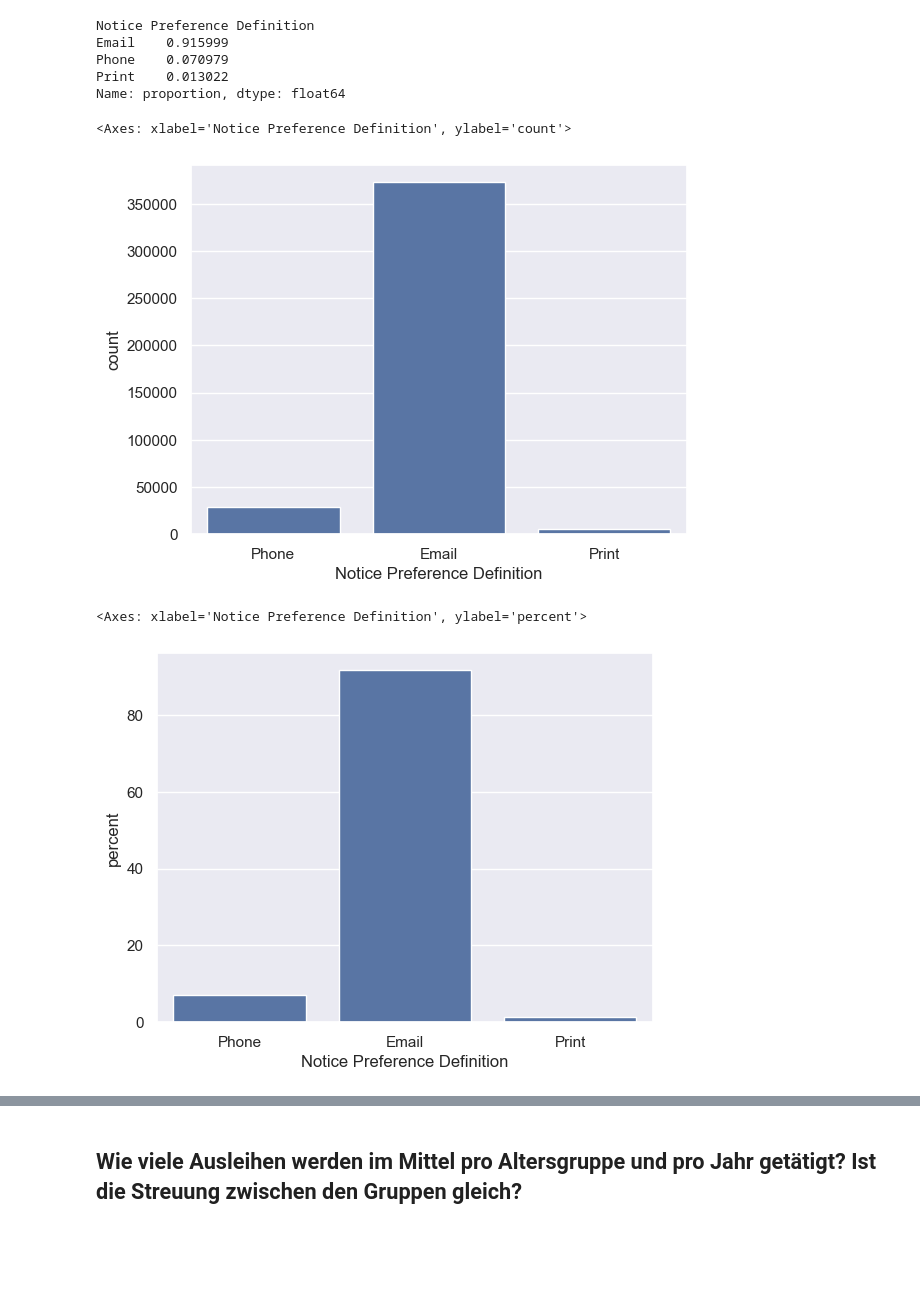
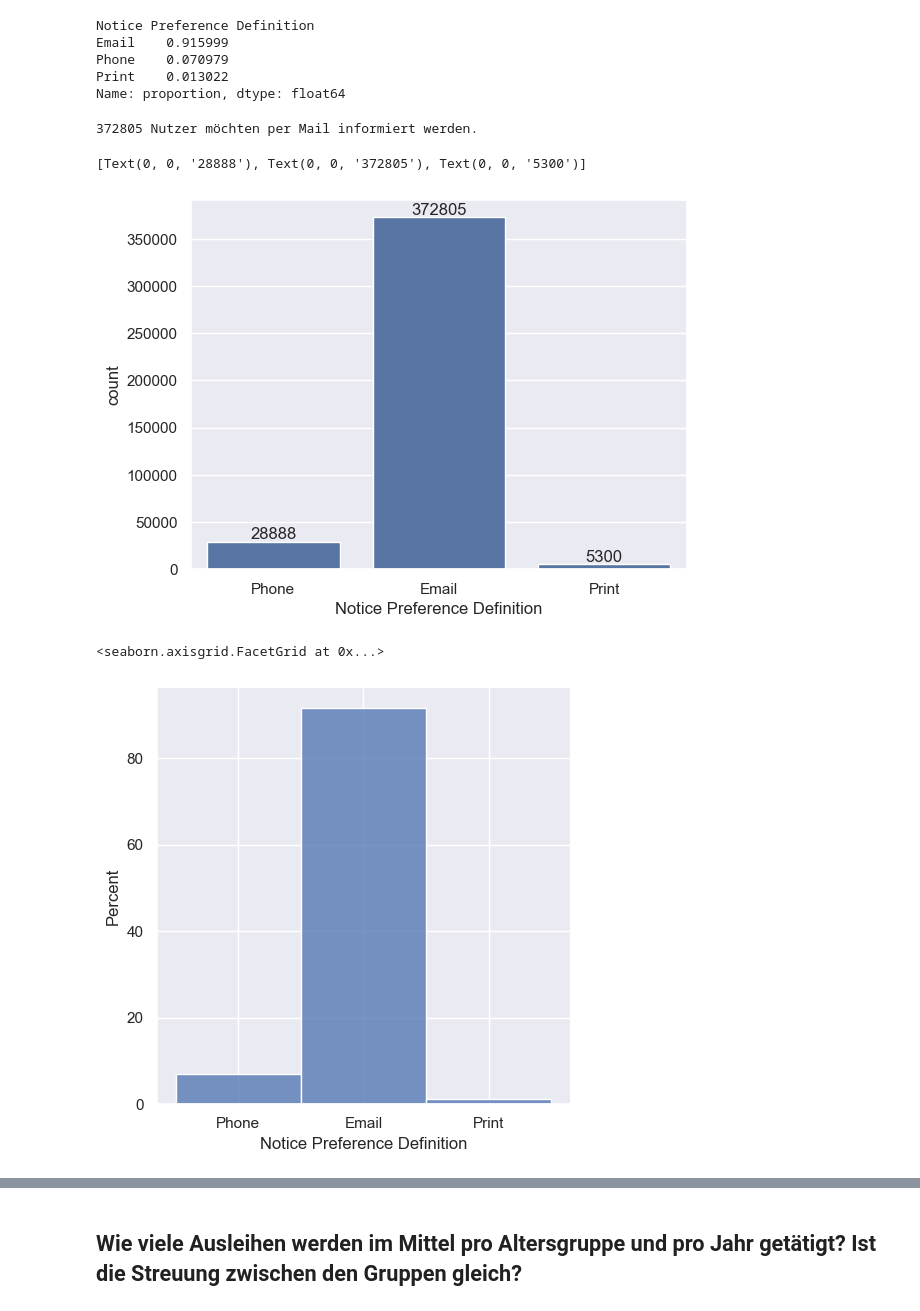
Before and after one commit to ottjannik/2024-2025-Data_Librarian_Jannik_Ott, a Jupyter notebook: Modul_3/notebooks/Projektaufgabe.ipynb, the cells around one changed output, grey strips where cells are left out. Cells and saved outputs as stored; diff of their text form; code cells hidden in the pictures; blank space fills up the shorter version.

```diff
--- a/Modul_3/notebooks/Projektaufgabe.ipynb
+++ b/Modul_3/notebooks/Projektaufgabe.ipynb
@@ -141,14 +208,21 @@ Email    0.915999
 Phone    0.070979
 Print    0.013022
 Name: proportion, dtype: float64
+# %%
+count_notice_pref = df['Notice Preference Definition'].value_counts()
+mail_notice_pref = count_notice_pref['Email']
+print(f'{mail_notice_pref} Nutzer möchten per Mail informiert werden.')
+# %% [output]
+372805 Nutzer möchten per Mail informiert werden.
 # %%
-sns.countplot(x='Notice Preference Definition', data=df)
+ax = sns.countplot(x='Notice Preference Definition', data=df)
+ax.bar_label(ax.containers[0])
 # %% [output]
-<Axes: xlabel='Notice Preference Definition', ylabel='count'>
+[Text(0, 0, '28888'), Text(0, 0, '372805'), Text(0, 0, '5300')]
-[figure, old version]
+[figure, new version]
 # %%
-sns.countplot(x='Notice Preference Definition', data=df, stat='percent')
+sns.displot(x='Notice Preference Definition', data=df, stat='percent')
 # %% [output]
-<Axes: xlabel='Notice Preference Definition', ylabel='percent'>
+<seaborn.axisgrid.FacetGrid at 0x...>
-[figure, old version]
+[figure, new version]
 # %% [markdown]
```
Also changed, not shown: parts of 29 cells of this notebook.
